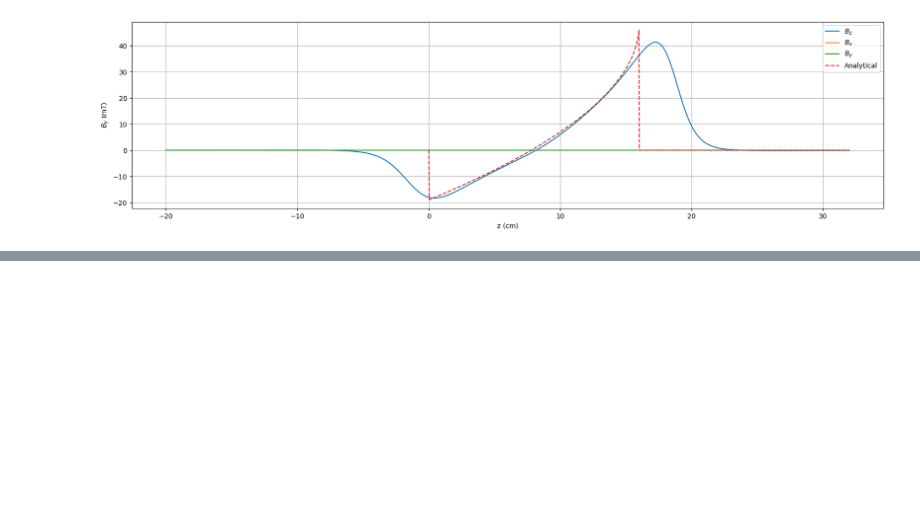
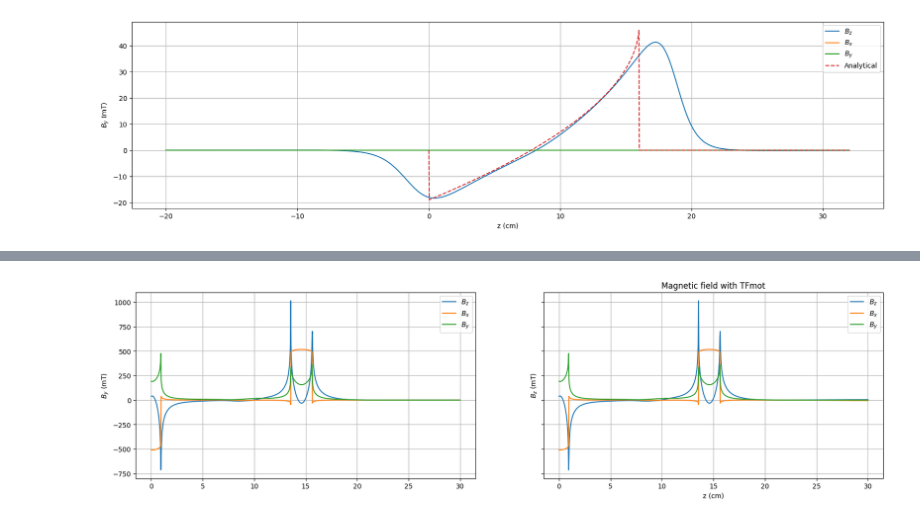
Before and after one commit to benfox4543/YB-zeeman-slower, a Jupyter notebook: halbach-1.ipynb, the cells around one changed output, grey strips where cells are left out. Drawn from its saved outputs; the diff is of its cells as text; code cells hidden in the pictures; blank space fills up the shorter version.

Commit message:
combinign both magnet arrays

```diff
--- a/halbach-1.ipynb
+++ b/halbach-1.ipynb
@@ -138,0 +213,40 @@ AttributeError: module 'scipy.constants' has no attribute 'valu'
+# %%
+z = np.linspace(0,300,1000)
+x = np.linspace(30,30,1000)
+b_y1 = []
+b_z1 = []
+b_x1 = []
+b_y2 = []
+b_z2 = []
+b_x2 = []
+for i in range(len(z)):
+    b_x1.append(zeeman_prof.getB([x[i],x[i],z[i]])[0])
+    b_y1.append(zeeman_prof.getB([x[i],x[i],z[i]])[1])
+    b_z1.append(zeeman_prof.getB([x[i],x[i],z[i]])[2])
+    b_x2.append(zeeman_prof.getB([x[i],x[i],z[i]])[0] + tfmot.getB([x[i],x[i],z[i]])[0])
+    b_y2.append(zeeman_prof.getB([x[i],x[i],z[i]])[1]+ tfmot.getB([x[i],x[i],z[i]])[1])
+    b_z2.append(zeeman_prof.getB([x[i],x[i],z[i]])[2] + tfmot.getB([x[i],x[i],z[i]])[2])
+
+
+fig,ax = plt.subplots(1,2,figsize=(20,5),sharey=True)
+ax[0].plot((z/10),np.array(b_x1)*1e3)
+ax[0].plot((z/10),np.array(b_y1)*1e3)
+ax[0].plot((z/10),np.array(b_z1)*1e3)
+ax[1].plot((z/10),np.array(b_x2)*1e3)
+ax[1].plot((z/10),np.array(b_y2)*1e3)
+ax[1].plot((z/10),np.array(b_z2)*1e3)
+#plt.yticks([-20,0,20,40])
+#plt.xticks([-0.1,0,0.1,0.2,0.3,0.4])
+plt.xlabel('z (cm)')
+#plt.plot(x,np.array(magg)*1e3, '--')
+
+plt.ylabel('$B_z$ (mT)')
+ax[0].legend(['$B_z$','$B_x$','$B_y$','Analytical'])
+ax[0].set_ylabel('$B_y$ (mT)')
+ax[1].legend(['$B_z$','$B_x$','$B_y$','Analytical'])
+ax[1].set_xlabel('z (cm)')
+ax[1].set_title('Magnetic field with TFmot')
+ax[0].grid()
+ax[1].grid()
+# %% [output]
+[figure, added]
```
Also changed, not shown: parts of 7 cells of this notebook.
